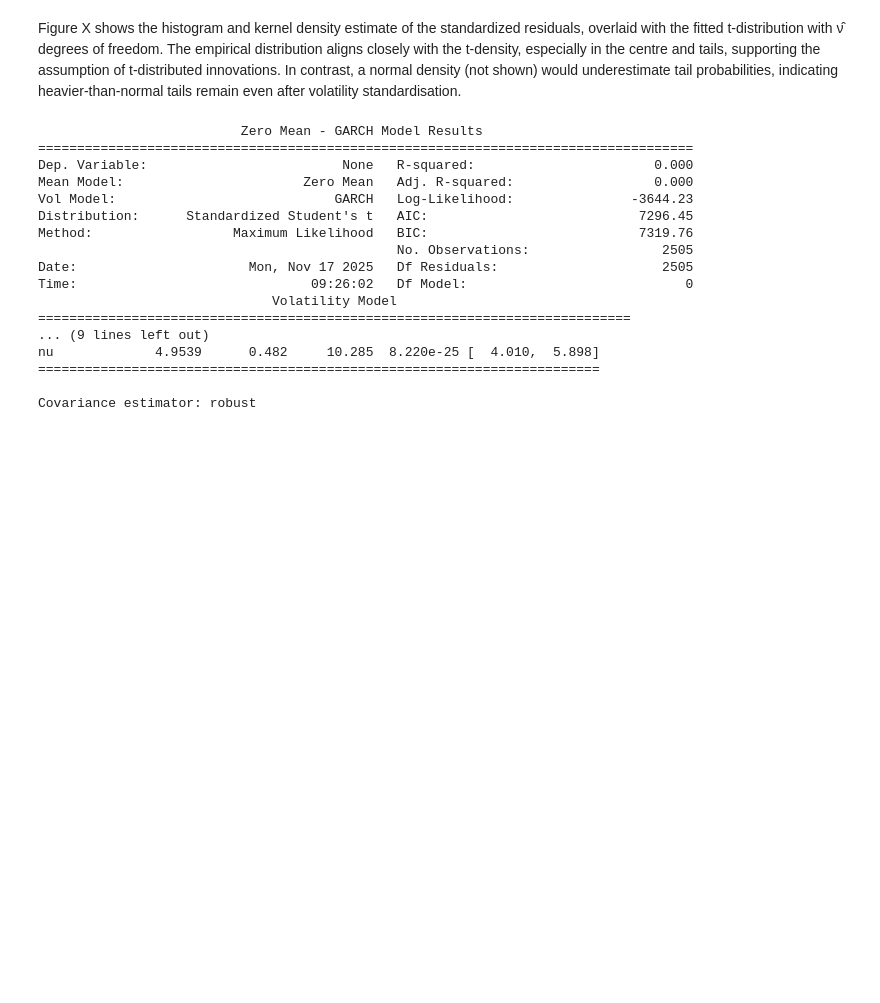
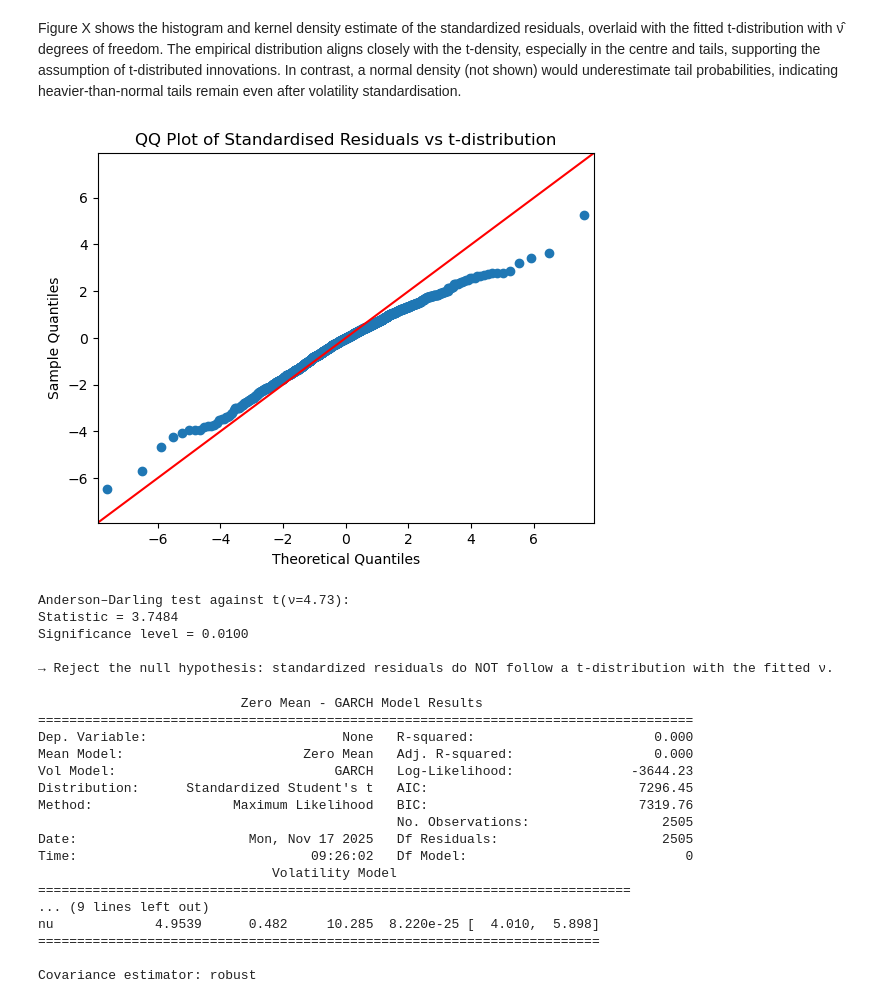
Before and after one commit to yibo-wang-25/QRM_Coursework_1, a Jupyter notebook: Part_A/code.ipynb, the cells around one changed output. Saved outputs shown, nothing was run; the diff lists cells and outputs as text; code cells hidden in the pictures; blank space fills up the shorter version.

```diff
--- a/Part_A/code.ipynb
+++ b/Part_A/code.ipynb
@@ -530,6 +530,34 @@ plt.show()
 [figure]
 # %% [markdown]
 Figure X shows the histogram and kernel density estimate of the standardized residuals, overlaid with the fitted t-distribution with ν̂ degrees of freedom. The empirical distribution aligns closely with the t-density, especially in the centre and tails, supporting the assumption of t-distributed innovations. In contrast, a normal density (not shown) would underestimate tail probabilities, indicating heavier-than-normal tails remain even after volatility standardisation.
+# %%
+sm.qqplot(z, dist=t, distargs=(nu_hat,), line='45')
+plt.title('QQ Plot of Standardised Residuals vs t-distribution')
+plt.show()
+# %% [output]
+[figure, added]
+# %%
+from scipy.stats import anderson_ksamp
+# Simulate reference t-distribution
+t_sim = t.rvs(df=nu_hat, loc=0, scale=scale_hat, size=50000, random_state=42)
+
+# Anderson–Darling k-sample test (z vs simulated t-dist)
+ad_stat, crit_vals, sig_level = anderson_ksamp([z, t_sim])
+
+print(f"Anderson–Darling test against t(ν={nu_hat:.2f}):\n"
+      f"Statistic = {ad_stat:.4f}\n"
+      f"Significance level = {sig_level:.4f}\n")
+
+if sig_level < 0.05:
+    print("→ Reject the null hypothesis: standardized residuals do NOT follow a t-distribution with the fitted ν.")
+else:
+    print("→ Fail to reject the null hypothesis: standardized residuals are CONSISTENT with a t-distribution with the fitted ν.")
+# %% [output]
+Anderson–Darling test against t(ν=4.73):
+Statistic = 3.7484
+Significance level = 0.0100
+
+→ Reject the null hypothesis: standardized residuals do NOT follow a t-distribution with the fitted ν.
 # %%
 #Idea 2
 from statsmodels.tsa.arima.model import ARIMA
```
Also changed, not shown: parts of 4 cells of this notebook.
